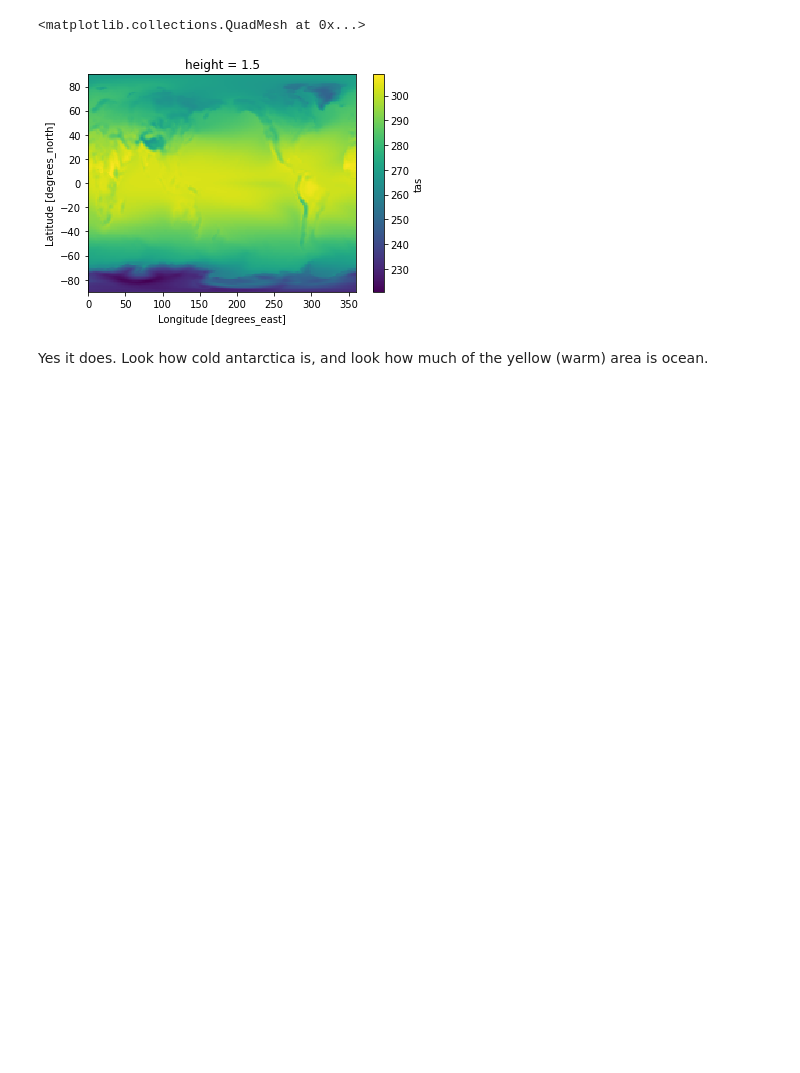
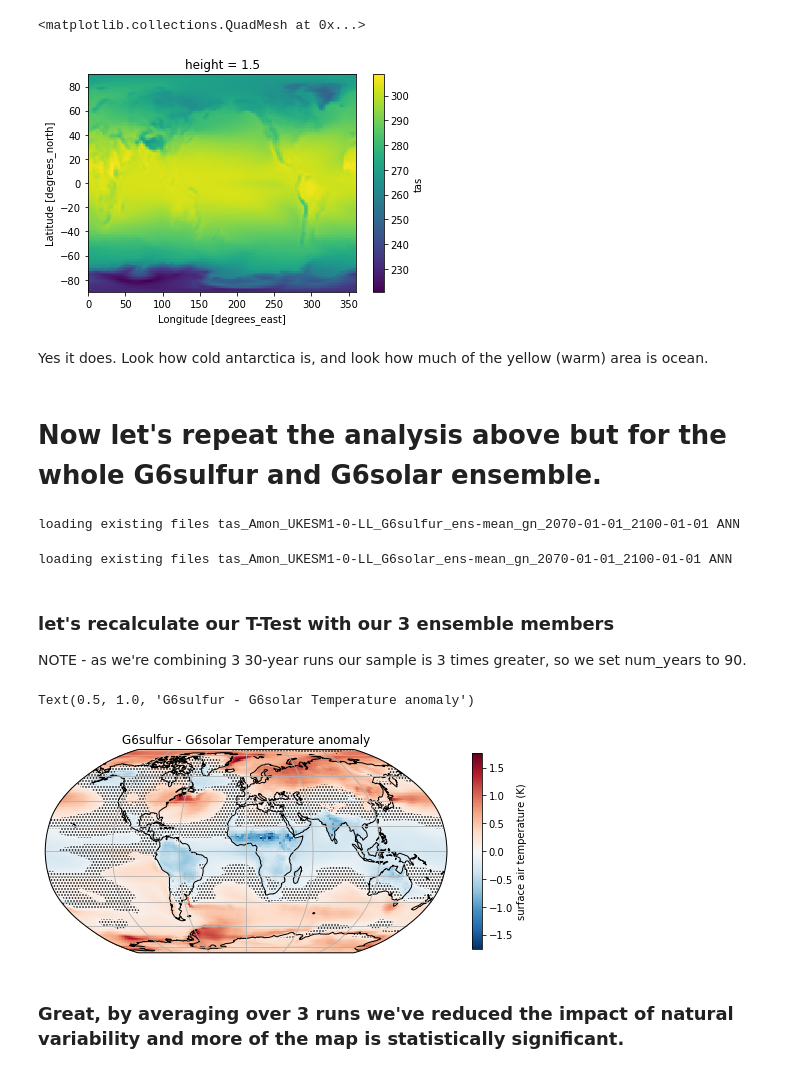
Before and after one commit to pjirvine/xarray_example, a Jupyter notebook: xarray_example.ipynb, the cells around one changed output. Cells and saved outputs as stored; diff of their text form; code cells hidden in the pictures; blank space fills up the shorter version.

Commit message:
added ensemble-mean calculation

```diff
--- a/xarray_example.ipynb
+++ b/xarray_example.ipynb
@@ -396,3 +396,61 @@ ds_mean[var].plot()
 [figure]
 # %% [markdown]
 Yes it does. Look how cold antarctica is, and look how much of the yellow (warm) area is ocean.
+# %% [markdown]
+# Now let's repeat the analysis above but for the whole G6sulfur and G6solar ensemble.
+# %%
+data_dir='/home/users/pjirvine/data/' # !!!!!!!!!!!!! CHANGE THIS !!!!!!!!!!!!!!!!!!
+
+model='UKESM1-0-LL'
+centre='MOHC'
+
+var='tas'
+domain='Amon'
+
+exp='G6sulfur'
+project='GeoMIP'
+
+run='r1i1p1f2'
+
+grid='gn'
+
+season='ANN'
+dates=['2070-01-01','2100-01-01']
+
+# This time we specify a list of runs
+runs=['r1i1p1f2','r4i1p1f2','r8i1p1f2']
+
+ds_mean, ds_std = get_ens_seasonal_mean_std(season, dates, data_dir, model, centre, var, domain, exp, project, runs, grid, time_files=1)
+# %% [output]
+loading existing files tas_Amon_UKESM1-0-LL_G6sulfur_ens-mean_gn_2070-01-01_2100-01-01 ANN
+# %%
+ds_mean_2, ds_std_2 = get_ens_seasonal_mean_std(season, dates, data_dir, model, centre, var, domain, 'G6solar', project, runs, grid, time_files=1)
+# %% [output]
+loading existing files tas_Amon_UKESM1-0-LL_G6solar_ens-mean_gn_2070-01-01_2100-01-01 ANN
+# %% [markdown]
+### let's recalculate our T-Test with our 3 ensemble members
+
+NOTE - as we're combining 3 30-year runs our sample is 3 times greater, so we set num_years to 90.
+# %%
+num_years = 90 # the t-test needs to know how long our sample is.
+
+# ttest_sub returns a numpy array of P-values, where P is between 0 and 1. for 95% significance P is below 0.05
+ttest_pvalue = ttest_sub(ds_mean[var],ds_std[var],num_years,ds_mean_2[var],ds_std_2[var],num_years)
+
+# Let's put the ttest results into the same format as our xarray datasets
+ds_ttest = xr.full_like(ds_mean, 0.0) # copy dataset format from ds_mean and set data values to 0.
+ds_ttest.rename(name_dict={var:'p_value'}) # rename the variable to p_value
+ds_ttest['p_value'] = (['lat','lon'],ttest_pvalue<0.05) # Fill in the blank values with our ttest results
+# %%
+fig = plt.figure(figsize=(9,6))
+ax = plt.axes(projection=ccrs.Robinson())
+ax.coastlines()
+ax.gridlines()
+(ds_mean[var] - ds_mean_2[var]).plot(ax=ax, transform=ccrs.PlateCarree(), cbar_kwargs={'shrink': 0.6, 'label':'surface air temperature (K)'})
+cf = ds_ttest['p_value'].plot.contourf(ax=ax, transform=ccrs.PlateCarree(), levels=[0,0.05], hatches=["....",""], alpha=0, add_colorbar=False) # cbar_kwargs={'shrink': 0.0})
+ax.set_title('G6sulfur - G6solar Temperature anomaly')
+# %% [output]
+Text(0.5, 1.0, 'G6sulfur - G6solar Temperature anomaly')
+[figure, added]
+# %% [markdown]
+### Great, by averaging over 3 runs we've reduced the impact of natural variability and more of the map is statistically significant.
```
Also changed, not shown: 3 other files.
